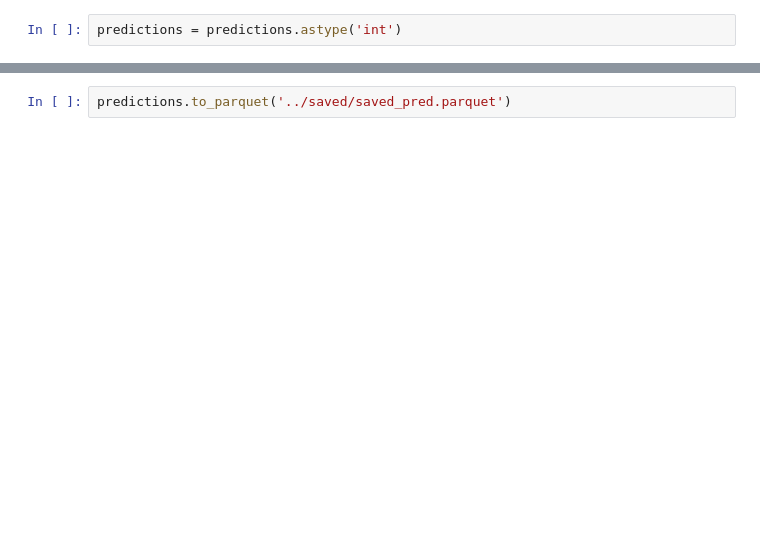
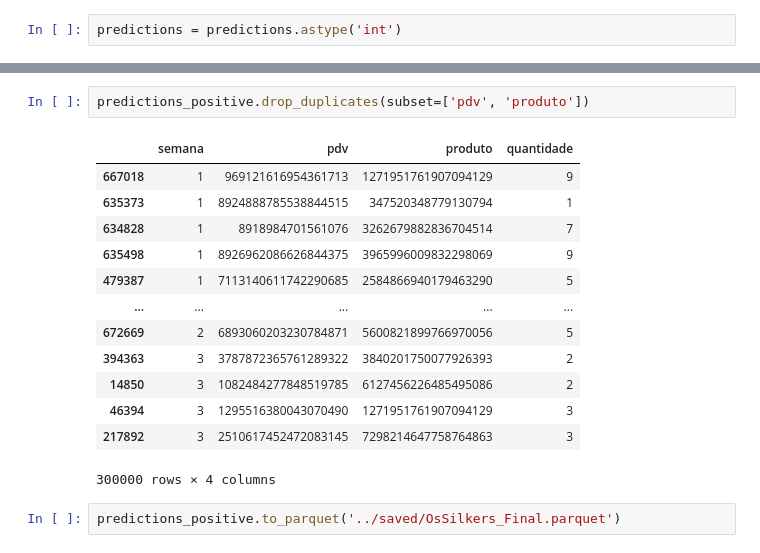
Before and after one commit to pedronxaa/Os-Silkers, a Jupyter notebook: src/main.ipynb, the cells around one changed output, grey strips where cells are left out. Drawn from its saved outputs; the diff is of its cells as text; blank space fills up the shorter version.

```diff
--- a/src/main.ipynb
+++ b/src/main.ipynb
@@ -100,2 +137,18 @@ plt.show()
+# %%
+predictions_positive.drop_duplicates(subset=['pdv', 'produto'])
+# %% [output]
+|  | semana | pdv | produto | quantidade |
+| 667018 | 1 | 969121616954361713 | 1271951761907094129 | 9 |
+| 635373 | 1 | 8924888785538844515 | 347520348779130794 | 1 |
+| 634828 | 1 | 8918984701561076 | 3262679882836704514 | 7 |
+| 635498 | 1 | 8926962086626844375 | 3965996009832298069 | 9 |
+| 479387 | 1 | 7113140611742290685 | 2584866940179463290 | 5 |
+| ... | ... | ... | ... | ... |
+| 672669 | 2 | 6893060203230784871 | 5600821899766970056 | 5 |
+| 394363 | 3 | 3787872365761289322 | 3840201750077926393 | 2 |
+| 14850 | 3 | 1082484277848519785 | 6127456226485495086 | 2 |
+| 46394 | 3 | 1295516380043070490 | 1271951761907094129 | 3 |
+| 217892 | 3 | 2510617452472083145 | 7298214647758764863 | 3 |
+300000 rows × 4 columns
 # %%
-predictions.to_parquet('../saved/saved_pred.parquet')
+predictions_positive.to_parquet('../saved/OsSilkers_Final.parquet')
```
Also changed, not shown: parts of 10 cells of this notebook, 1 other file.
